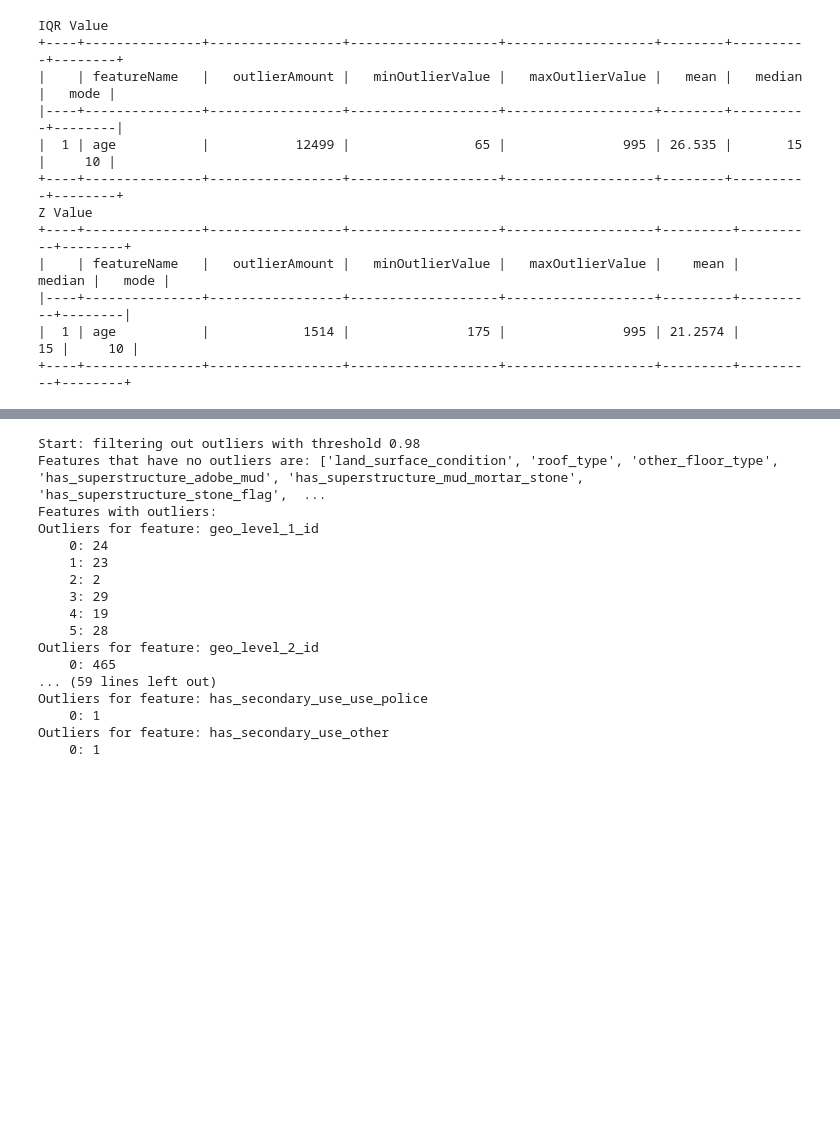
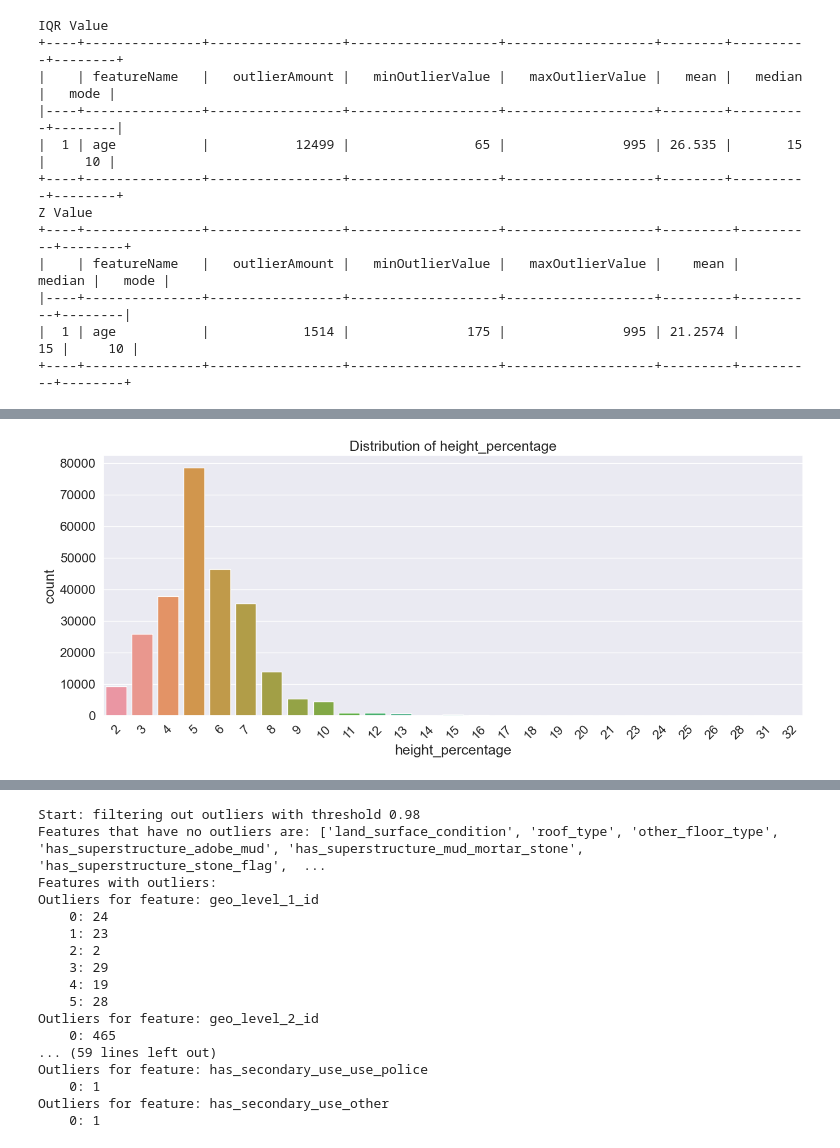
Before and after one commit to Sidies/-2015_Gorkha_earthquake_damage_prediction, a Jupyter notebook: notebooks/1.0-tyrell-data-cleaning.ipynb, the cells around one changed output, grey strips where cells are left out. Cells and saved outputs as stored; diff of their text form; code cells hidden in the pictures; blank space fills up the shorter version.

```diff
--- a/notebooks/1.0-tyrell-data-cleaning.ipynb
+++ b/notebooks/1.0-tyrell-data-cleaning.ipynb
@@ -257,0 +281,10 @@ plt.show()
+# %%
+# Plotting the distribution
+plt.figure(figsize=(16,6))
+sns.countplot(data=train_df, x='height_percentage')
+plt.title("Distribution of height_percentage")
+plt.xticks(rotation=45)
+plt.savefig('../reports/figures/height_percentage_distribution.svg', bbox_inches = "tight")
+plt.show()
+# %% [output]
+[figure, added]
```
Also changed, not shown: parts of 12 cells of this notebook, 4 other files.
